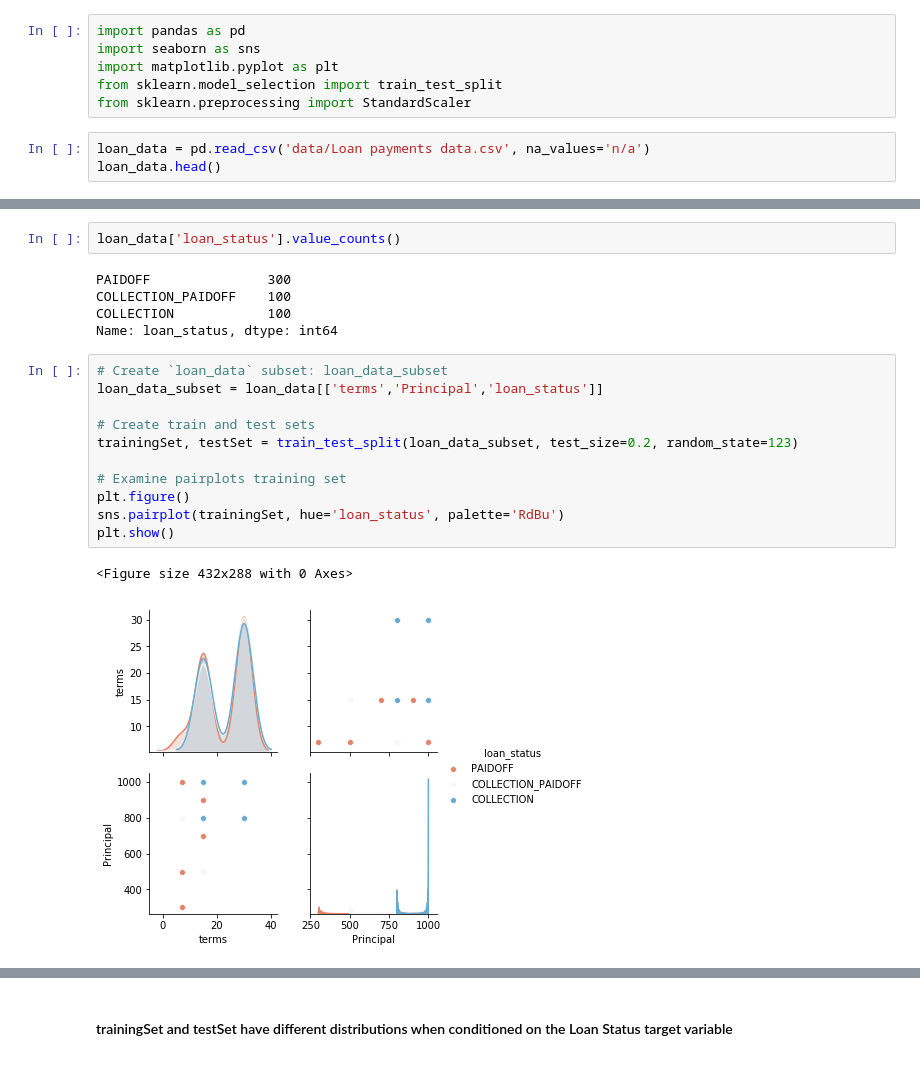
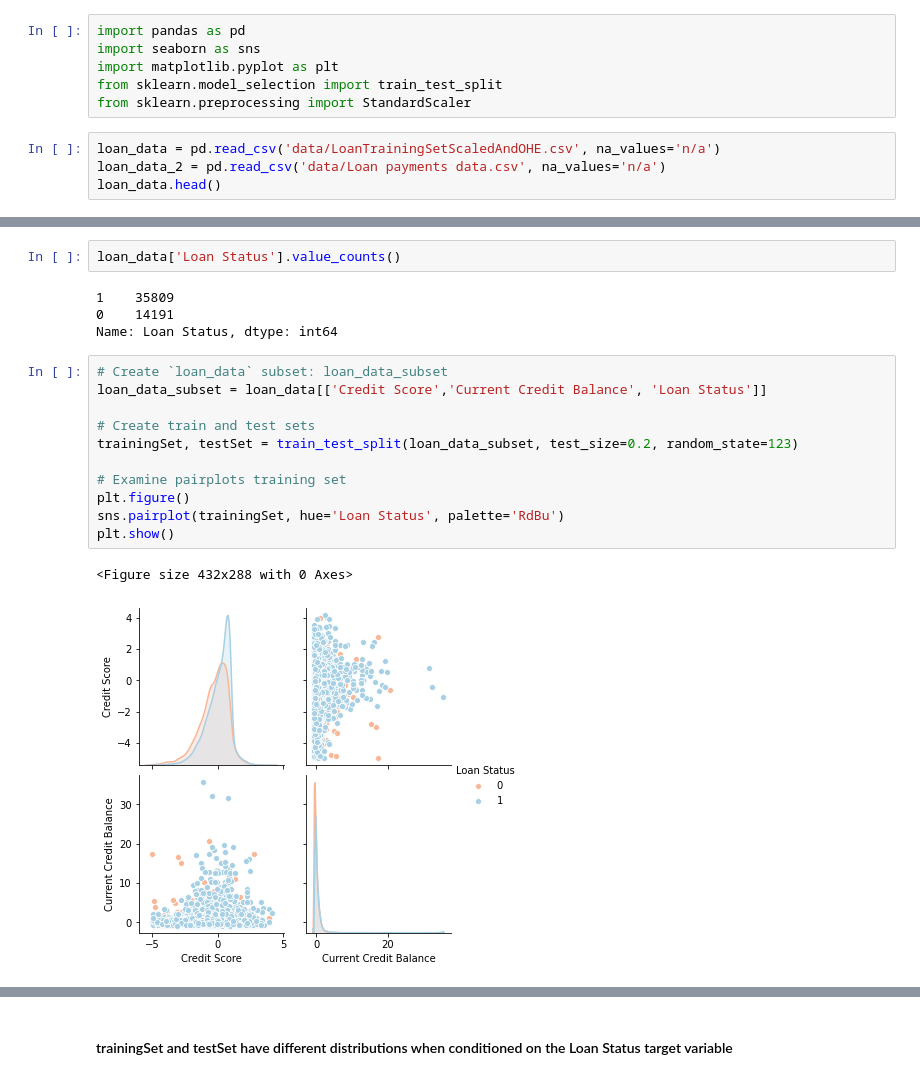
Before and after one commit to naikshubham/Machine-Learning-Interview-Questions-in-Python, a Jupyter notebook: Train Vs Test distribution & transformation.ipynb, the cells around one changed output, grey strips where cells are left out. Cells and saved outputs as stored; diff of their text form.

```diff
--- a/Train Vs Test distribution & transformation.ipynb
+++ b/Train Vs Test distribution & transformation.ipynb
@@ -7,6 +7,7 @@ import matplotlib.pyplot as plt
 from sklearn.model_selection import train_test_split
 from sklearn.preprocessing import StandardScaler
 # %%
-loan_data = pd.read_csv('data/Loan payments data.csv', na_values='n/a')
+loan_data = pd.read_csv('data/LoanTrainingSetScaledAndOHE.csv', na_values='n/a')
+loan_data_2 = pd.read_csv('data/Loan payments data.csv', na_values='n/a')
 loan_data.head()
 # %% [output]
@@ -19,24 +30,23 @@ loan_data.head()
 # %%
-loan_data['loan_status'].value_counts()
+loan_data['Loan Status'].value_counts()
 # %% [output]
-PAIDOFF               300
-COLLECTION_PAIDOFF    100
-COLLECTION            100
-Name: loan_status, dtype: int64
+1    35809
+0    14191
+Name: Loan Status, dtype: int64
 # %%
 # Create `loan_data` subset: loan_data_subset
-loan_data_subset = loan_data[['terms','Principal','loan_status']]
+loan_data_subset = loan_data[['Credit Score','Current Credit Balance', 'Loan Status']]
 
 # Create train and test sets
 trainingSet, testSet = train_test_split(loan_data_subset, test_size=0.2, random_state=123)
 
 # Examine pairplots training set
 plt.figure()
-sns.pairplot(trainingSet, hue='loan_status', palette='RdBu')
+sns.pairplot(trainingSet, hue='Loan Status', palette='RdBu')
 plt.show()
 # %% [output]
 <Figure size 432x288 with 0 Axes>
-[figure, old version]
+[figure, new version]
 # %%
 # test set
 plt.figure()
```
Also changed, not shown: parts of 9 cells of this notebook.
